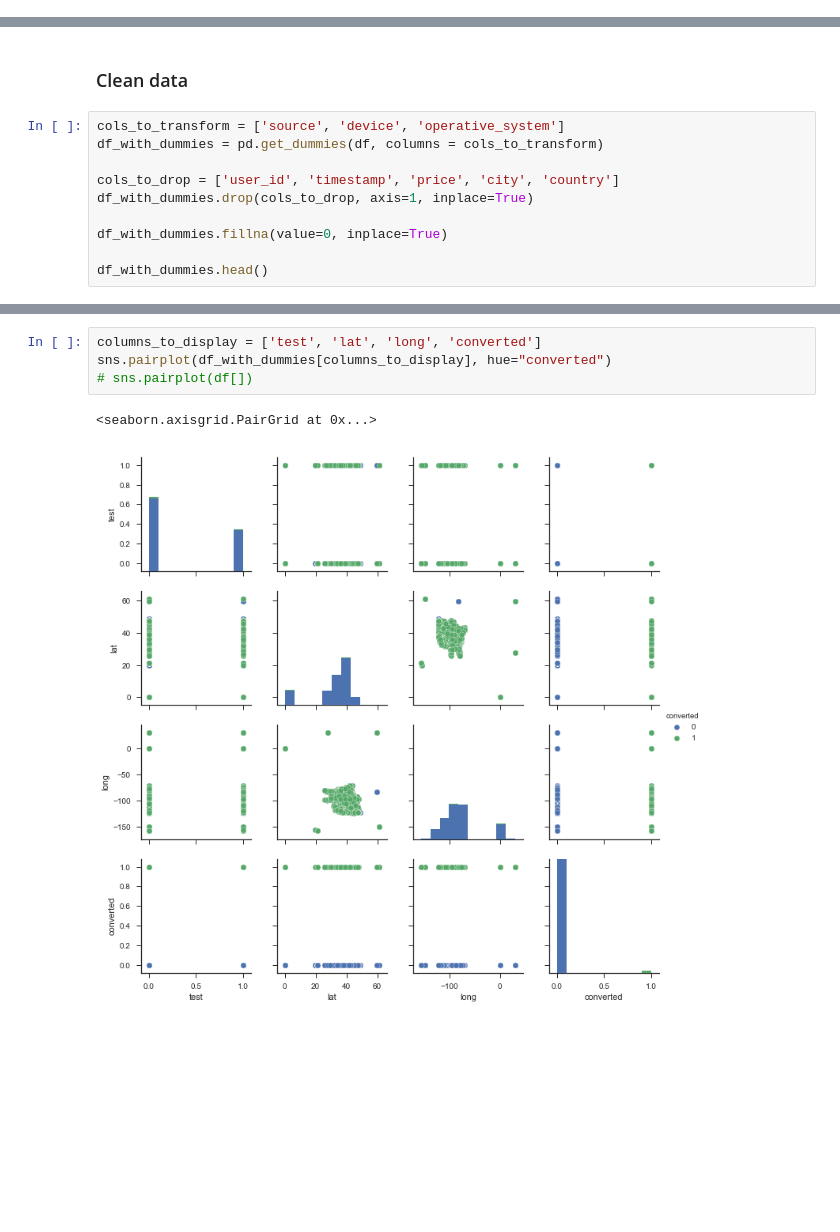
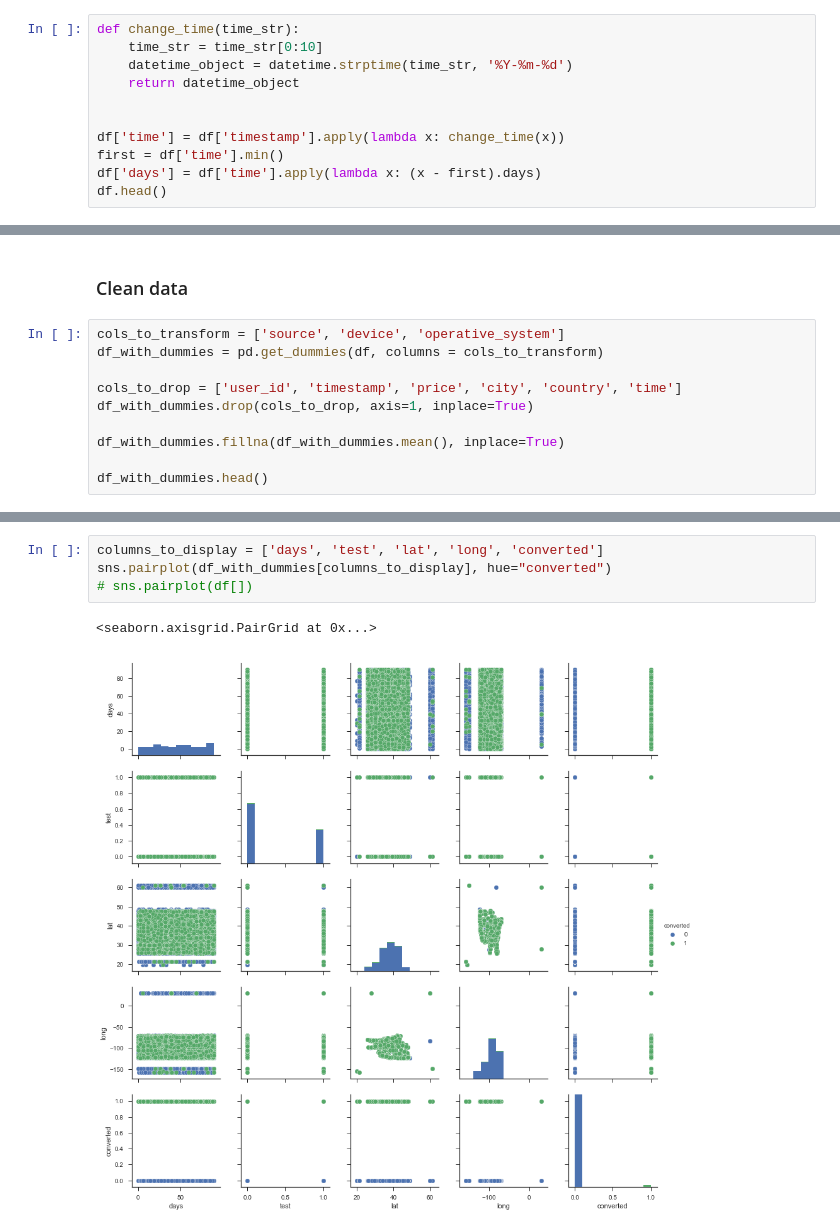
Before and after one commit to Shujian2015/data-challenge-2, a Jupyter notebook: Untitled.ipynb, the cells around one changed output, grey strips where cells are left out. Cells and saved outputs as stored; diff of their text form; blank space fills up the shorter version.

```diff
--- a/Untitled.ipynb
+++ b/Untitled.ipynb
@@ -62,3 +62,14 @@ df.describe()
 | 50% | 499021.500000 | 0.000000 | 39.000000 | 0.000000 | 37.740000 | -88.930000 |
 | 75% | 749025.500000 | 1.000000 | 59.000000 | 0.000000 | 40.700000 | -78.910000 |
 | max | 1000000.000000 | 1.000000 | 59.000000 | 1.000000 | 61.180000 | 30.310000 |
+# %%
+def change_time(time_str):
+    time_str = time_str[0:10]
+    datetime_object = datetime.strptime(time_str, '%Y-%m-%d')
+    return datetime_object
+
+
+df['time'] = df['timestamp'].apply(lambda x: change_time(x))
+first = df['time'].min()
+df['days'] = df['time'].apply(lambda x: (x - first).days)
+df.head()
@@ -68,10 +86,10 @@ df.describe()
 cols_to_transform = ['source', 'device', 'operative_system']
 df_with_dummies = pd.get_dummies(df, columns = cols_to_transform)
 
-cols_to_drop = ['user_id', 'timestamp', 'price', 'city', 'country']
+cols_to_drop = ['user_id', 'timestamp', 'price', 'city', 'country', 'time']
 df_with_dummies.drop(cols_to_drop, axis=1, inplace=True)
 
-df_with_dummies.fillna(value=0, inplace=True)
+df_with_dummies.fillna(df_with_dummies.mean(), inplace=True)
 
 df_with_dummies.head()
 # %% [output]
@@ -98,7 +116,7 @@ df_with_dummies.describe()
 # %%
-columns_to_display = ['test', 'lat', 'long', 'converted']
+columns_to_display = ['days', 'test', 'lat', 'long', 'converted']
 sns.pairplot(df_with_dummies[columns_to_display], hue="converted")
 # sns.pairplot(df[])
 # %% [output]
 <seaborn.axisgrid.PairGrid at 0x...>
-[figure, old version]
+[figure, new version]
```
Also changed, not shown: parts of 12 cells of this notebook.
